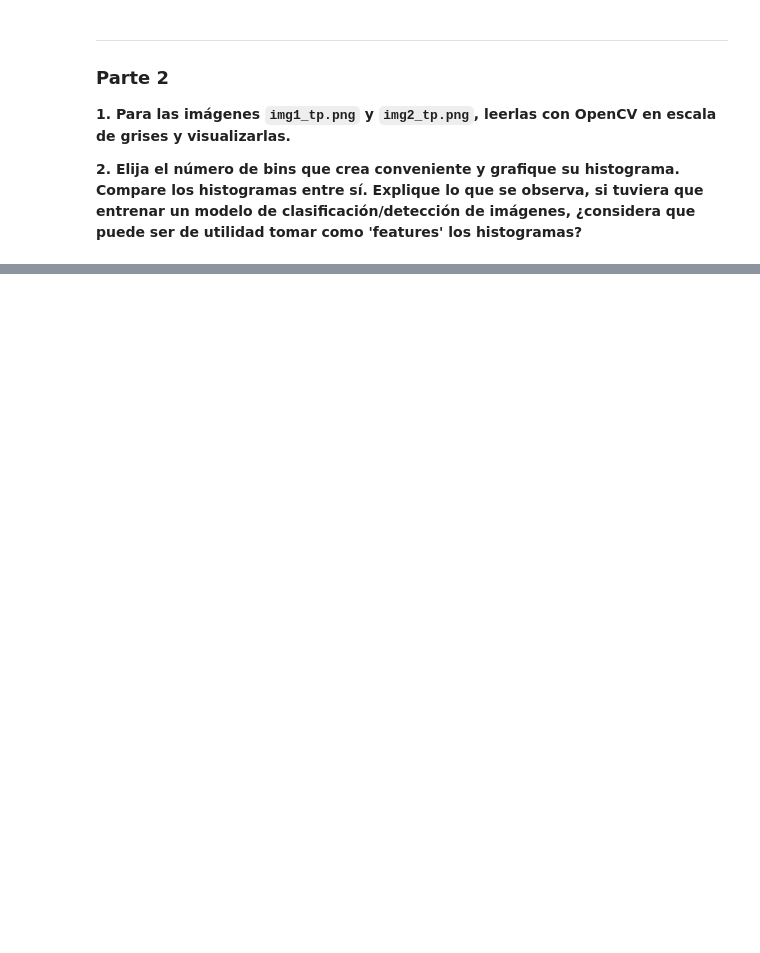
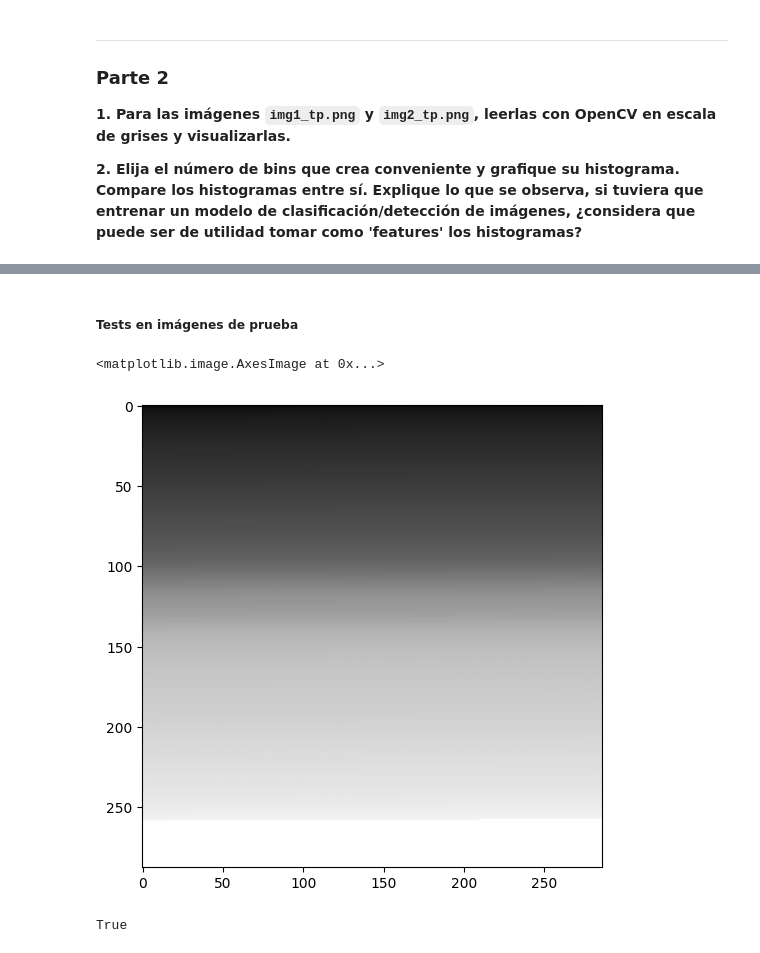
Before and after one commit to ArielMatC/ceia-computer-vision-1, a Jupyter notebook: TP1/tp1.ipynb, the cells around one changed output, grey strips where cells are left out. Saved outputs shown, nothing was run; the diff lists cells and outputs as text; code cells hidden in the pictures; blank space fills up the shorter version.

```diff
--- a/TP1/tp1.ipynb
+++ b/TP1/tp1.ipynb
@@ -320,0 +360,15 @@ histograms_compare(test_image, corrected_test_image)
+# %% [markdown]
+##### Tests en imágenes de prueba
+# %%
+# Sort image 2 pixels and sort them
+sorted_pixels = np.sort(img2.ravel())
+plt.figure(figsize=(8, 6))
+plt.imshow(sorted_pixels.reshape(img2.shape), cmap='gray')
+# %% [output]
+<matplotlib.image.AxesImage at 0x...>
+[figure, added]
+# %%
+# Is sorted image 2 identical to image 1?
+all(sorted_pixels == img1.ravel())
+# %% [output]
+True
```
Also changed, not shown: parts of 6 cells of this notebook.
